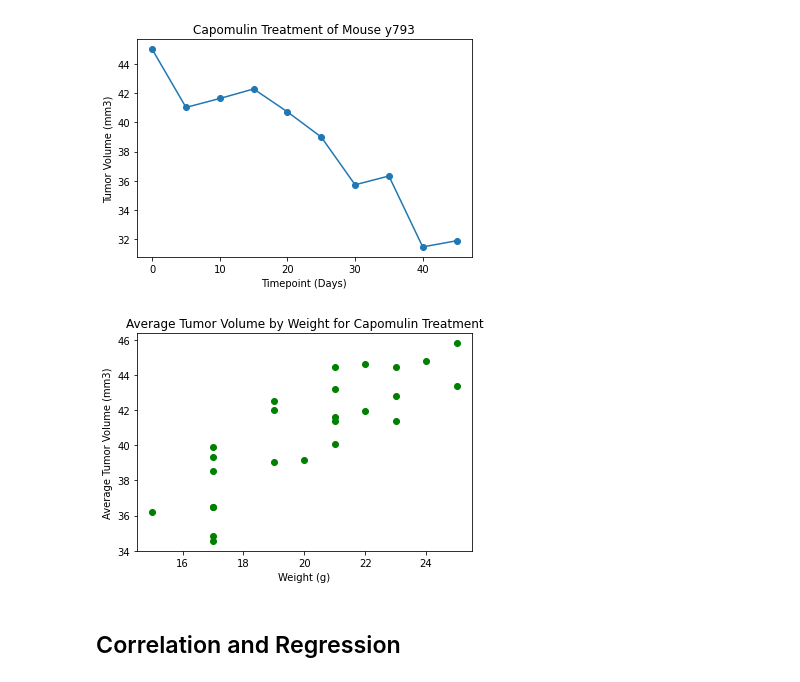
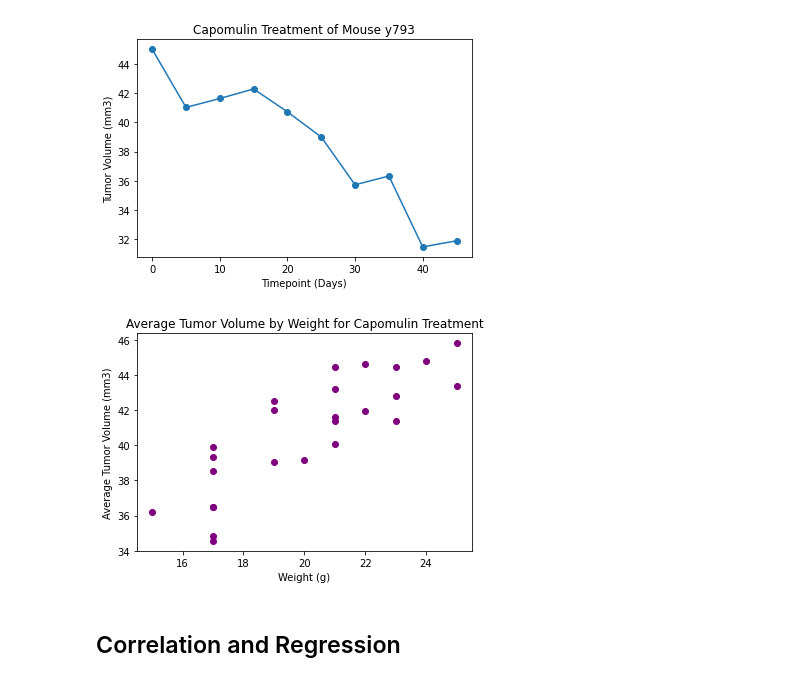
Before and after one commit to JRandle23/Matplotlib-Challenge, a Jupyter notebook: Pymaceuticals/pymaceuticals_starter.ipynb, the cells around one changed output. Drawn from its saved outputs; the diff is of its cells as text; code cells hidden in the pictures.

```diff
--- a/Pymaceuticals/pymaceuticals_starter.ipynb
+++ b/Pymaceuticals/pymaceuticals_starter.ipynb
@@ -295,24 +299,24 @@ plt.show()
 # %%
 # Generate a scatter plot of average tumor volume vs. mouse weight for the Capomulin regimen
 mouse_capo = merged_clean.loc[merged_clean["Drug Regimen"] == "Capomulin"]
 avg_tumor = pd.DataFrame(mouse_capo.groupby("Mouse ID")["Tumor Volume (mm3)"].mean().sort_values().reset_index())
 avg_tumor = pd.merge(mouse_capo, avg_tumor, on="Mouse ID")
 avg_tumor
 
 final_avg = avg_tumor[["Weight (g)", "Tumor Volume (mm3)_y"]].drop_duplicates()
 final_avg
 
 #set x and y axis values
 x_axis = final_avg["Weight (g)"]
 y_axis = final_avg["Tumor Volume (mm3)_y"]
 
-plt.scatter(x_axis, y_axis, marker='o', facecolors='green')
+plt.scatter(x_axis, y_axis, marker='o', facecolors='purple')
 plt.title("Average Tumor Volume by Weight for Capomulin Treatment")
 plt.xlabel("Weight (g)")
 plt.ylabel("Average Tumor Volume (mm3)")
 plt.show()
 # %% [output]
-[figure, old version]
+[figure, new version]
 # %% [markdown]
 ## Correlation and Regression
 # %%
```
Also changed, not shown: parts of 2 cells of this notebook.
